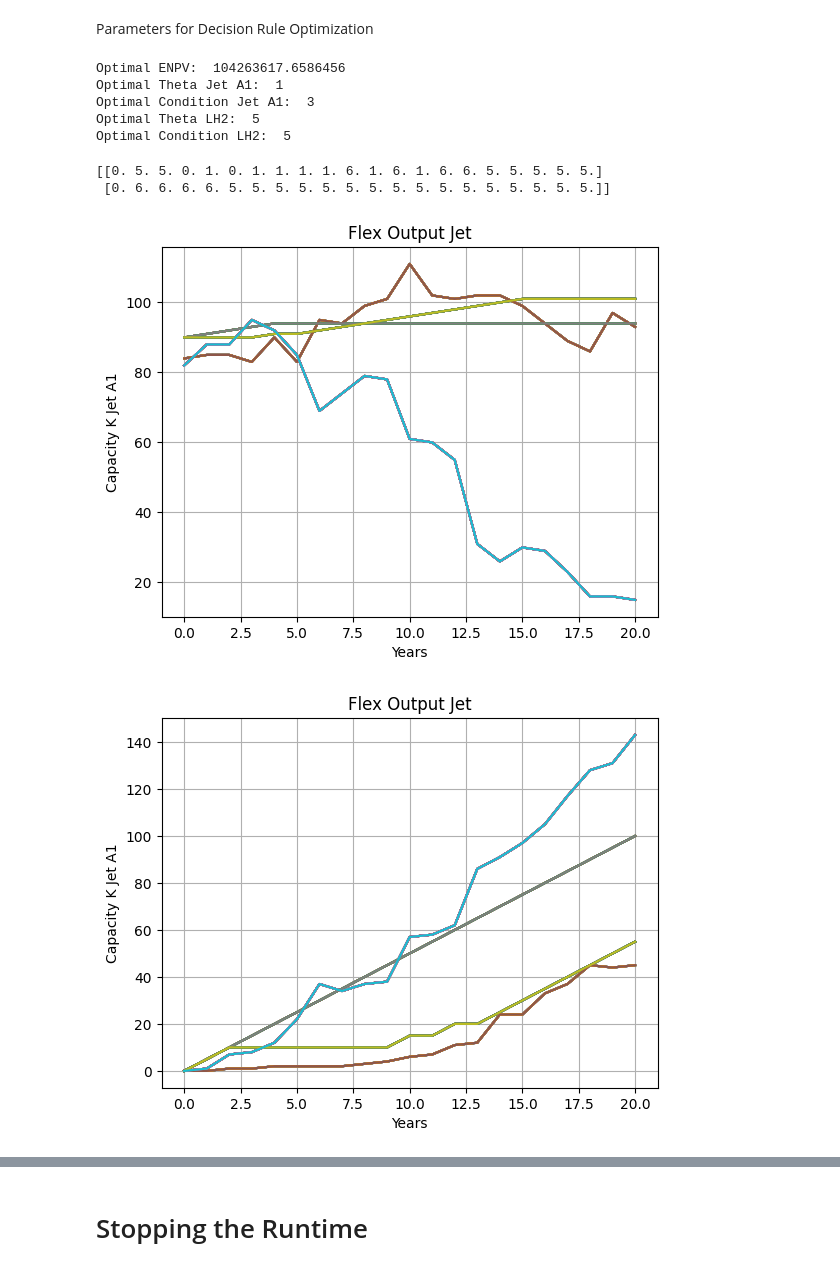
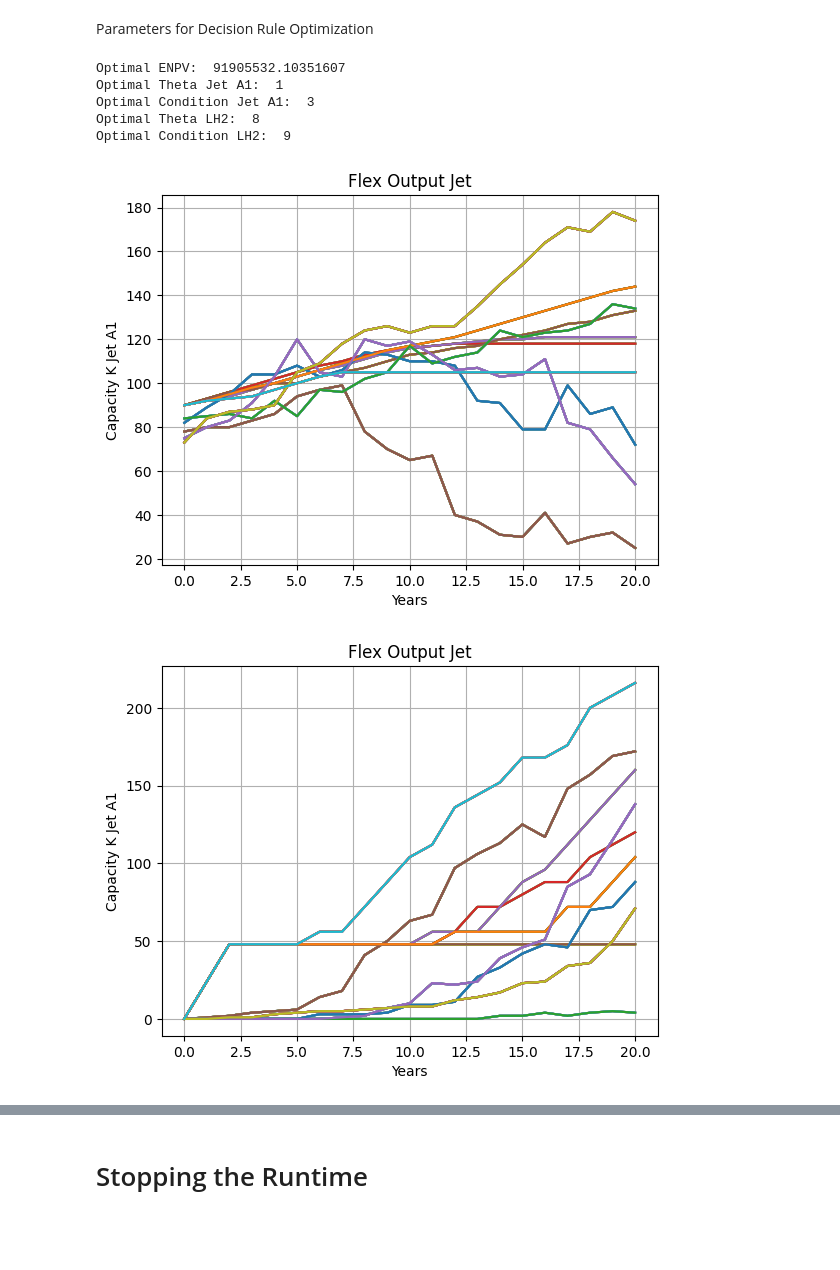
Before and after one commit to Oli767/Masterthesis, a Jupyter notebook: MT.ipynb, the cells around one changed output, grey strips where cells are left out. Saved outputs shown, nothing was run; the diff lists cells and outputs as text; code cells hidden in the pictures; blank space fills up the shorter version.

```diff
--- a/MT.ipynb
+++ b/MT.ipynb
@@ -74,7 +74,7 @@ Param = {
     "Dt0": 25000000,  # Demand at t0
     "dt": 1,  # Steptime in Years
     "Fth": 20,  # Time Horizon of Forecasts in Steptime
-    "No_Forecasts": 2,  # Number of Forecasts
+    "No_Forecasts": 5,  # Number of Forecasts
     "No_Forecasts_plot": 100,  # Number of Forecasts to be plotted
     "mu": 0.042754330256447565,  # Average Demand growth per year
     "sigma": 0.05813761525452841,  # Volatility of Demand development per year
@@ -491,17 +491,17 @@ print("Optimal Condition Jet A1: ", ENPV_Decision[2])
 print("Optimal Theta LH2: ", ENPV_Decision[3])
 print("Optimal Condition LH2: ", ENPV_Decision[4])
 # %% [output]
-Optimal ENPV:  104263617.6586456
+Optimal ENPV:  91905532.10351607
 Optimal Theta Jet A1:  1
 Optimal Condition Jet A1:  3
-Optimal Theta LH2:  5
-Optimal Condition LH2:  5
+Optimal Theta LH2:  8
+Optimal Condition LH2:  9
 # %%
 delta_K_Jet_flex = fn.Decision_Rule(
-    Param, Param["K0"], ATM_Jet, ENPV_Decision[1], ENPV_Decision[2]
+    Param, Param["K0"], ATM_Jet_mix, ENPV_Decision[1], ENPV_Decision[2]
 )
 delta_K_LH_flex = fn.Decision_Rule(
-    Param, Param["K0_LH"], ATM_LH, ENPV_Decision[3], ENPV_Decision[4]
+    Param, Param["K0_LH"], ATM_LH_mix, ENPV_Decision[3], ENPV_Decision[4]
 )
 delta_K_flex = delta_K_Jet_flex + delta_K_LH_flex
 
@@ -523,32 +523,30 @@ ENPV_Decision = fn.ENPV_calculation(
     Shock_Scenarios,
 )
 # %%
-print(delta_K_flex)
+# print(delta_K_flex)
 # print("ENPV Decision Rule: ", ENPV_Decision)
 # print("ENPV GA: ", np.mean(NPV_GA))
-# %% [output]
-[[0. 5. 5. 0. 1. 0. 1. 1. 1. 1. 6. 1. 6. 1. 6. 6. 5. 5. 5. 5. 5.]
- [0. 6. 6. 6. 6. 5. 5. 5. 5. 5. 5. 5. 5. 5. 5. 5. 5. 5. 5. 5. 5.]]
 # %%
 K_Flex = fn.Capacity_2D(Param, delta_K_flex)
 # %%
 K_Flex_Jet = fn.Capacity_2D(Param, delta_K_Jet_flex)
 fn.Scenario_plot(
     Param,
     np.vstack((K_Flex_Jet, ATM_Jet)),
     True,
     "Flex Output Jet",
     "Capacity K Jet A1",
 )
 
 K_Flex_LH = fn.Capacity_2D(Param, delta_K_LH_flex, True)
 fn.Scenario_plot(
     Param,
     np.vstack((K_Flex_LH, ATM_LH)),
     True,
     "Flex Output Jet",
     "Capacity K Jet A1",
 )
+fn.Scenario_plot(Param, ATM_LH, True, "Flex Output Total", "Capacity K")
 # %% [output]
-[figure, old version]
+[figure, new version]
-[figure, old version]
+[figure, new version]
```
Also changed, not shown: parts of 9 cells of this notebook.
